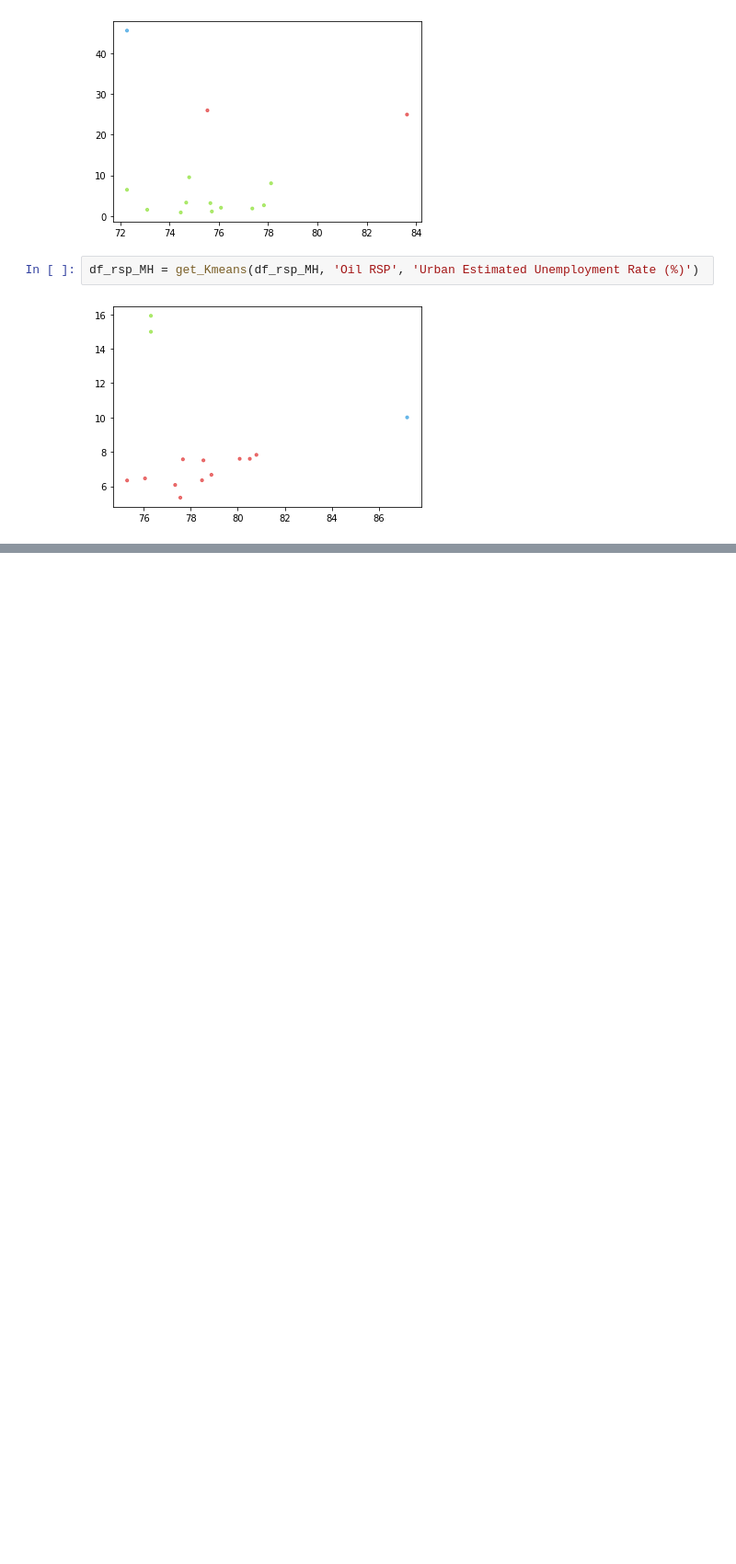
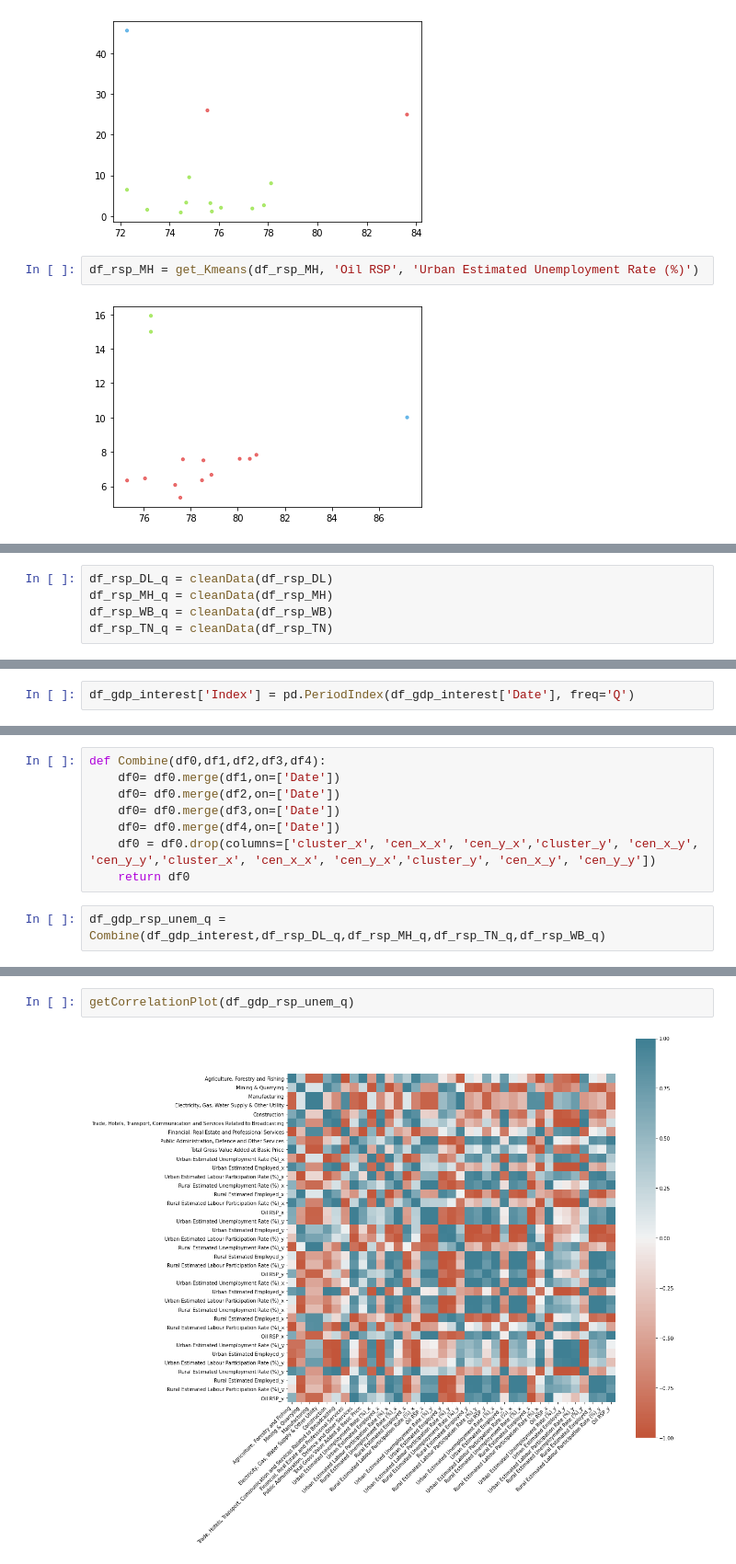
Before and after one commit to shuklasaharsh/Oil-Price-Analysis-Data, a Jupyter notebook: Visualisation and analytics.ipynb, the cells around one changed output, grey strips where cells are left out. Shown at 92% size. Cells and saved outputs as stored; diff of their text form; blank space fills up the shorter version.

```diff
--- a/Visualisation and analytics.ipynb
+++ b/Visualisation and analytics.ipynb
@@ -292,0 +347,5 @@ get_Centroid_plot(df_rsp_WB,'Oil RSP','Urban Estimated Unemployment Rate (%)')
+# %%
+df_rsp_DL_q = cleanData(df_rsp_DL)
+df_rsp_MH_q = cleanData(df_rsp_MH)
+df_rsp_WB_q = cleanData(df_rsp_WB)
+df_rsp_TN_q = cleanData(df_rsp_TN)
@@ -292,0 +354,2 @@ get_Centroid_plot(df_rsp_WB,'Oil RSP','Urban Estimated Unemployment Rate (%)')
+# %%
+df_gdp_interest['Index'] = pd.PeriodIndex(df_gdp_interest['Date'], freq='Q')
@@ -292,0 +373,10 @@ get_Centroid_plot(df_rsp_WB,'Oil RSP','Urban Estimated Unemployment Rate (%)')
+# %%
+def Combine(df0,df1,df2,df3,df4):
+    df0= df0.merge(df1,on=['Date'])
+    df0= df0.merge(df2,on=['Date'])
+    df0= df0.merge(df3,on=['Date'])
+    df0= df0.merge(df4,on=['Date'])
+    df0 = df0.drop(columns=['cluster_x', 'cen_x_x', 'cen_y_x','cluster_y', 'cen_x_y', 'cen_y_y','cluster_x', 'cen_x_x', 'cen_y_x','cluster_y', 'cen_x_y', 'cen_y_y'])
+    return df0
+# %%
+df_gdp_rsp_unem_q = Combine(df_gdp_interest,df_rsp_DL_q,df_rsp_MH_q,df_rsp_TN_q,df_rsp_WB_q)
@@ -292,0 +412,4 @@ get_Centroid_plot(df_rsp_WB,'Oil RSP','Urban Estimated Unemployment Rate (%)')
+# %%
+getCorrelationPlot(df_gdp_rsp_unem_q)
+# %% [output]
+[figure, added]
```
Also changed, not shown: parts of 26 cells of this notebook.
